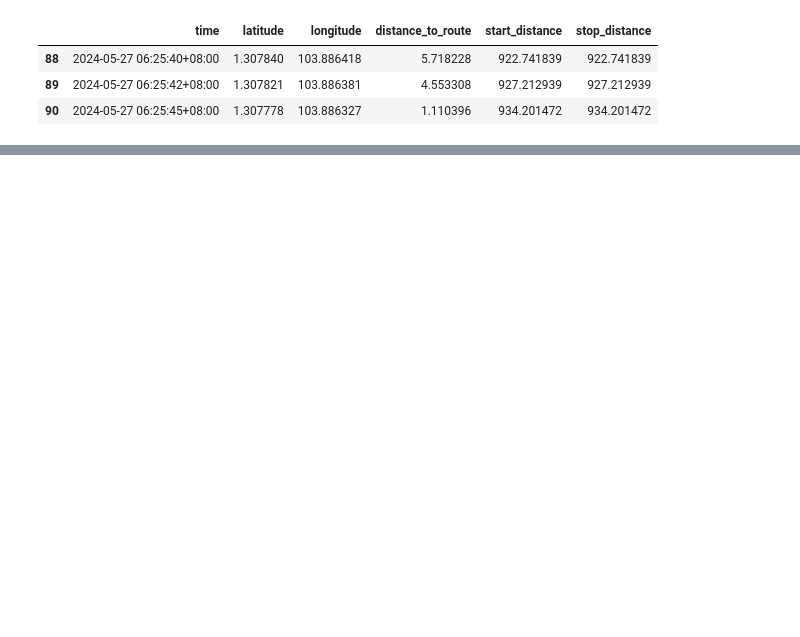
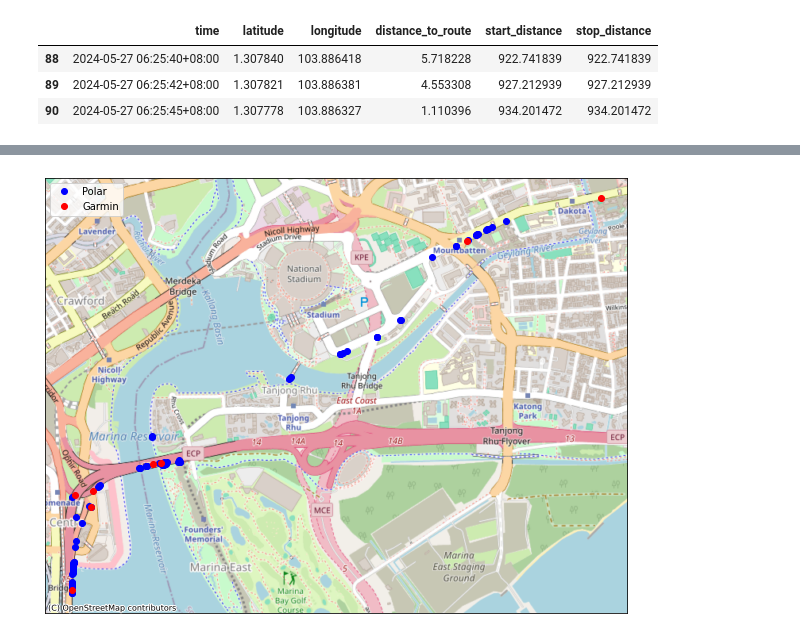
Before and after one commit to evgeniyarbatov/garmin-vs-polar, a Jupyter notebook: notebooks/27-05-2024.ipynb, the cells around one changed output, grey strips where cells are left out. Drawn from its saved outputs; the diff is of its cells as text; code cells hidden in the pictures; blank space fills up the shorter version.

```diff
--- a/notebooks/27-05-2024.ipynb
+++ b/notebooks/27-05-2024.ipynb
@@ -99,3 +91,19 @@ def get_total_distance(df):
+# %%
+distance_error_threshold = 0.1
+filtered_polar_df = polar_df[polar_df['distance_to_route'] <= distance_error_threshold]
+filtered_garmin_df = garmin_df[garmin_df['distance_to_route'] <= distance_error_threshold]
+
+plt.figure(figsize=(15, 8))
+plt.plot(filtered_polar_df['longitude'], filtered_polar_df['latitude'], 'o', color='blue', label='Polar')
+plt.plot(filtered_garmin_df['longitude'], filtered_garmin_df['latitude'], 'o', color='red', label='Garmin')
+ctx.add_basemap(plt.gca(), crs='EPSG:4326', source=ctx.providers.OpenStreetMap.Mapnik)
+plt.legend()
+plt.xticks([], [])
+plt.yticks([], [])
+plt.tick_params(axis='both', which='both', bottom=False, top=False, left=False, right=False)
+plt.savefig(output_dir + '/' + 'accurate-location.png', facecolor='white', bbox_inches='tight', pad_inches=0)
+# %% [output]
+[figure, added]
 # %%
 polar_df = get_total_distance(polar_df)
 polar_df.iloc[-1]['accumulated_distance']
```
Also changed, not shown: parts of 15 cells of this notebook, 5 other files.
